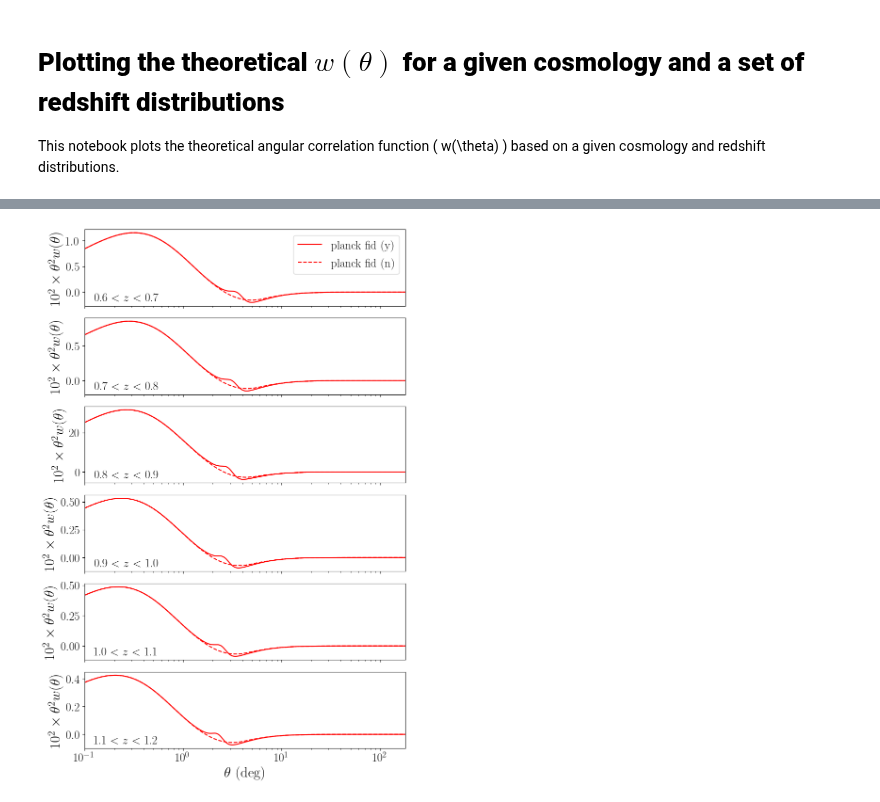
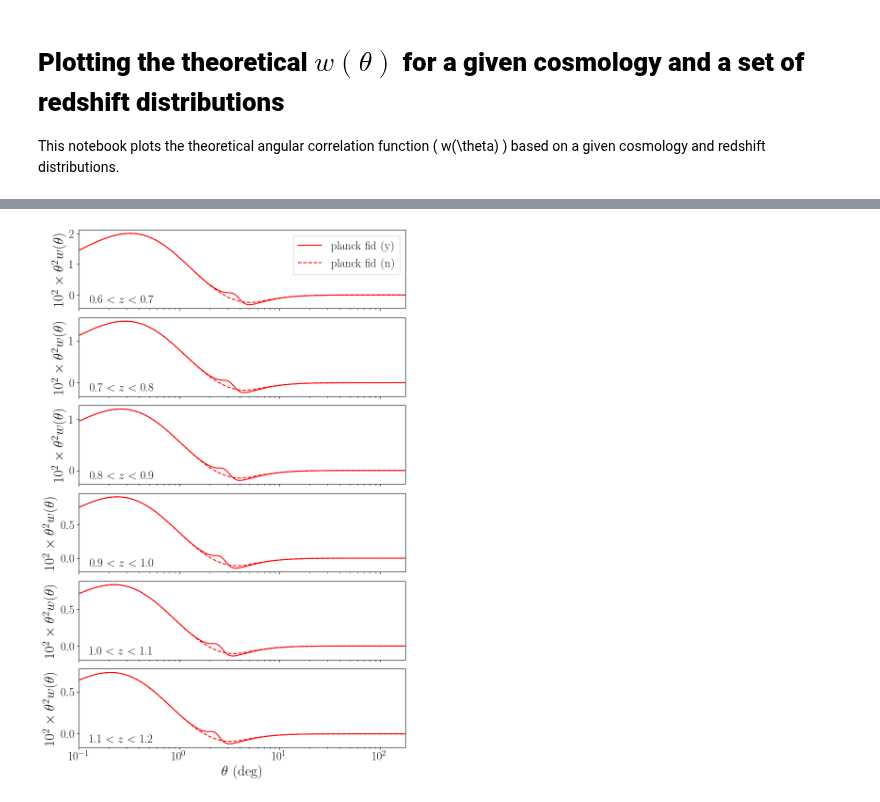
Before and after one commit to juanejo95/BAOfit_wtheta, a Jupyter notebook: plot_wtheta_template.ipynb, the cells around one changed output, grey strips where cells are left out. Drawn from its saved outputs; the diff is of its cells as text; code cells hidden in the pictures.

```diff
--- a/plot_wtheta_template.ipynb
+++ b/plot_wtheta_template.ipynb
@@ -15,8 +12,8 @@ import matplotlib.pyplot as plt
 plt.rcParams["text.usetex"] = True
 plt.rcParams["font.family"] = "serif"
 plt.rcParams["font.serif"] = "Times New Roman"
-from utils_template import PowerSpectrumMultipoles
-from utils import RedshiftDistributions
+from utils_template import TemplateInitializer
+from utils_data import RedshiftDistributions
 
 def load_wtheta_template(path_template, bin_z):
     wtheta_template = {}
@@ -27,7 +24,7 @@ def load_wtheta_template(path_template, bin_z):
         wtheta_template[component] = data[:, 1]
     return theta, wtheta_template
 
-galaxy_bias = {0: 1, 1: 1, 2: 10, 3: 1, 4: 1, 5: 1}
+galaxy_bias = {bin_z: 1.5 for bin_z in range(10)}
 
 # cosmology_templates = ['mice', 'planck']
 # nz_flags = ['fid']
@@ -42,8 +39,10 @@ colors = {
     ('mice', 'fid'): 'blue',
     ('mice', 'clusteringz'): 'green',
     ('planck', 'fid'): 'red',
-    ('planck', 'clusteringz'): 'orange'
+    ('planck', 'clusteringz'): 'orange',
+    ('desifid', 'fid'): 'purple',
 }
+
 
 nbins = {'fid': 6, 'clusteringz': 4}
 linestyle = {'y': '-', 'n': '--'}
@@ -68,12 +67,11 @@ for cosmology_template in cosmology_templates:
 
             for include_wiggles in ['y', 'n']:
 
-                path_template = PowerSpectrumMultipoles(
+                path_template = TemplateInitializer(
                     include_wiggles='' if include_wiggles == 'y' else '_nowiggles',
                     nz_flag=nz_flag,
                     cosmology_template=cosmology_template,
                     verbose=False,
-                    lazy_init=True
                 ).path_template
 
                 label = cosmology_template + ' ' + nz_flag + ' (' + include_wiggles + ')'
@@ -110 +107 @@ plt.show()
-[figure, old version]
+[figure, new version]
```
Also changed, not shown: parts of 4 cells of this notebook, 7 other files.
